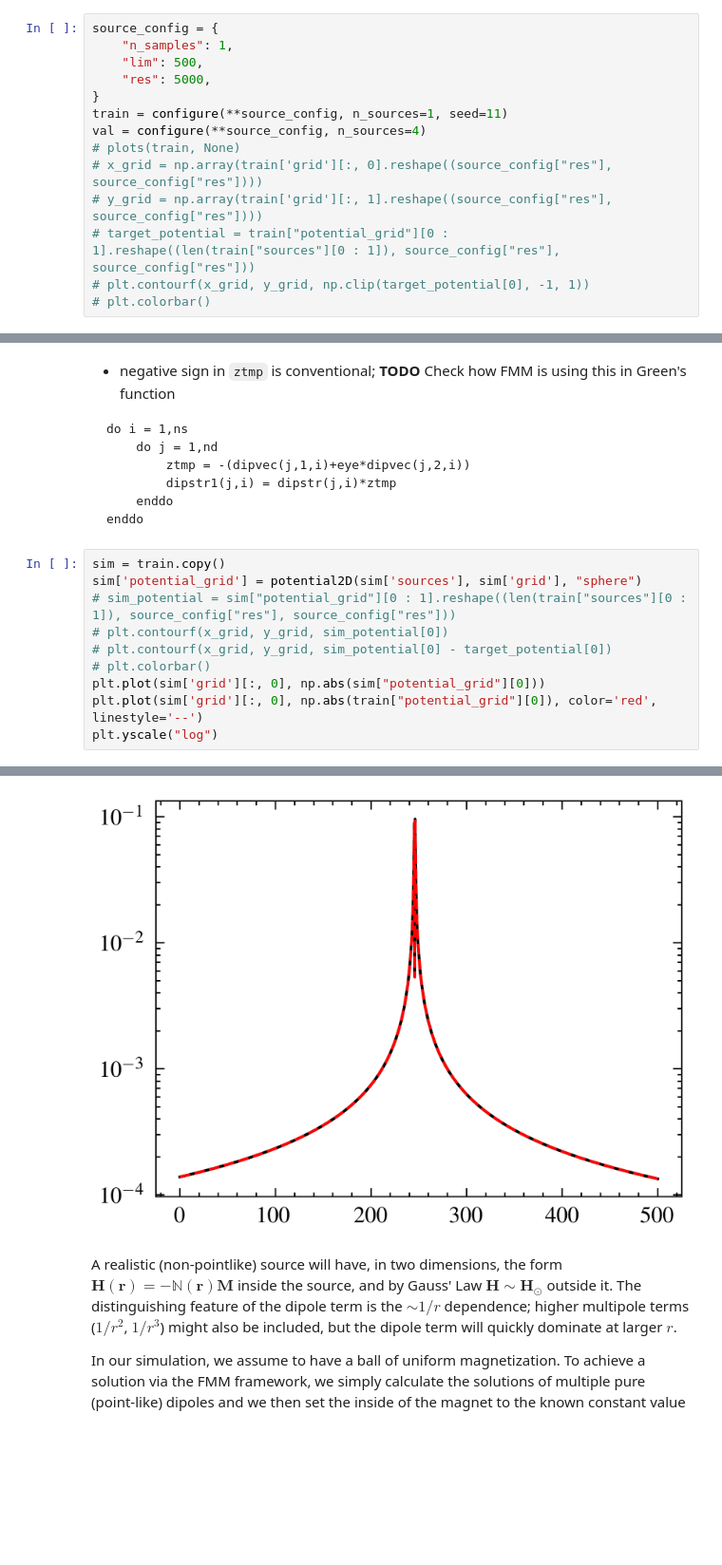
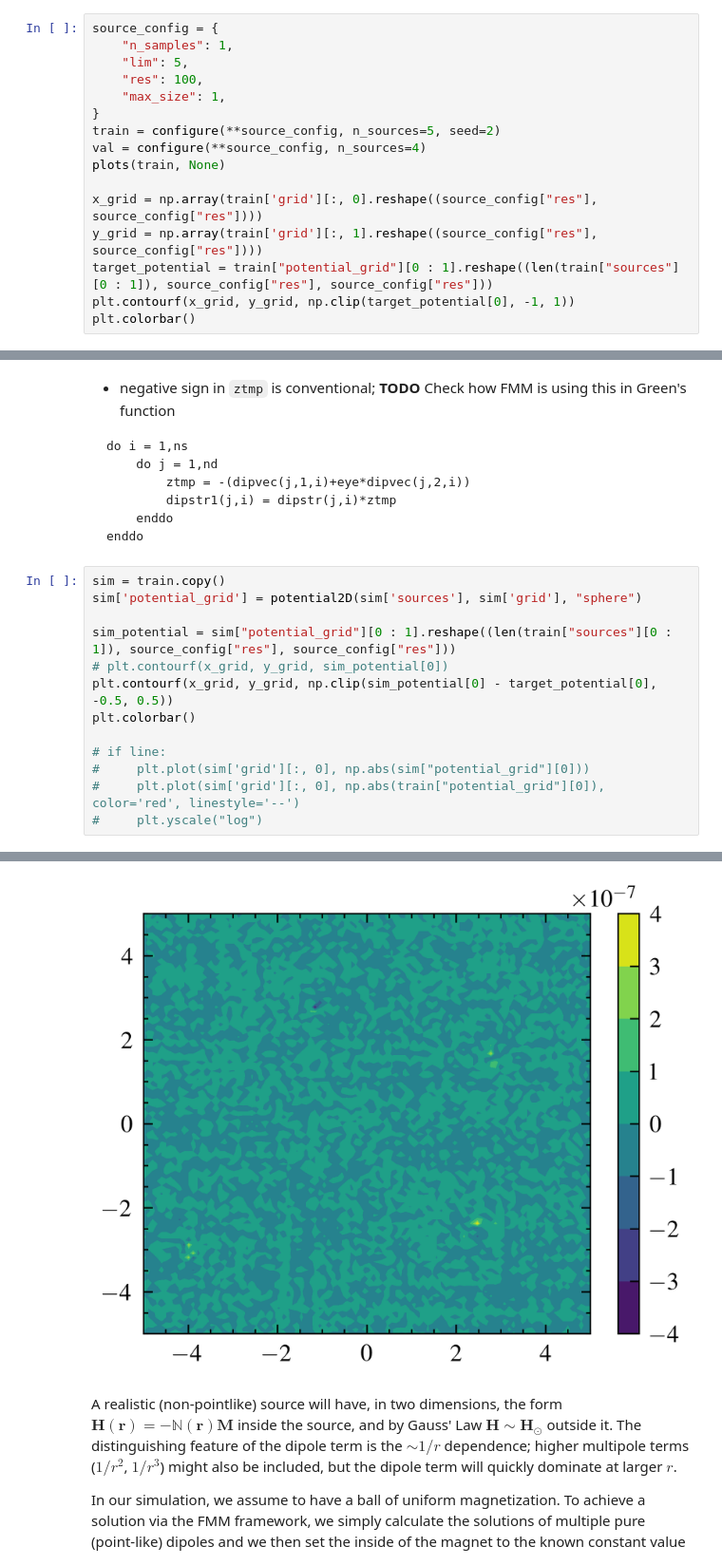
Before and after one commit to cmt-dtu-energy/hypermagnetics, a Jupyter notebook: nbs/fmm.ipynb, the cells around one changed output, grey strips where cells are left out. Shown at 95% size. Drawn from its saved outputs; the diff is of its cells as text; blank space fills up the shorter version.

Commit message:
Correction for multiple sources

```diff
--- a/nbs/fmm.ipynb
+++ b/nbs/fmm.ipynb
@@ -24,14 +24,16 @@ We generate random samples to serve as the training data, precomputing the targe
 # %%
 source_config = {
     "n_samples": 1,
-    "lim": 500,
-    "res": 5000,
+    "lim": 5,
+    "res": 100,
+    "max_size": 1,
 }
-train = configure(**source_config, n_sources=1, seed=11)
+train = configure(**source_config, n_sources=5, seed=2)
 val = configure(**source_config, n_sources=4)
-# plots(train, None)
-# x_grid = np.array(train['grid'][:, 0].reshape((source_config["res"], source_config["res"])))
-# y_grid = np.array(train['grid'][:, 1].reshape((source_config["res"], source_config["res"])))
-# target_potential = train["potential_grid"][0 : 1].reshape((len(train["sources"][0 : 1]), source_config["res"], source_config["res"]))
-# plt.contourf(x_grid, y_grid, np.clip(target_potential[0], -1, 1))
-# plt.colorbar()
+plots(train, None)
+
+x_grid = np.array(train['grid'][:, 0].reshape((source_config["res"], source_config["res"])))
+y_grid = np.array(train['grid'][:, 1].reshape((source_config["res"], source_config["res"])))
+target_potential = train["potential_grid"][0 : 1].reshape((len(train["sources"][0 : 1]), source_config["res"], source_config["res"]))
+plt.contourf(x_grid, y_grid, np.clip(target_potential[0], -1, 1))
+plt.colorbar()
@@ -53,11 +59,14 @@ enddo
 # %%
 sim = train.copy()
 sim['potential_grid'] = potential2D(sim['sources'], sim['grid'], "sphere")
-# sim_potential = sim["potential_grid"][0 : 1].reshape((len(train["sources"][0 : 1]), source_config["res"], source_config["res"]))
+
+sim_potential = sim["potential_grid"][0 : 1].reshape((len(train["sources"][0 : 1]), source_config["res"], source_config["res"]))
 # plt.contourf(x_grid, y_grid, sim_potential[0])
-# plt.contourf(x_grid, y_grid, sim_potential[0] - target_potential[0])
-# plt.colorbar()
-plt.plot(sim['grid'][:, 0], np.abs(sim["potential_grid"][0]))
-plt.plot(sim['grid'][:, 0], np.abs(train["potential_grid"][0]), color='red', linestyle='--')
-plt.yscale("log")
+plt.contourf(x_grid, y_grid, np.clip(sim_potential[0] - target_potential[0], -0.5, 0.5))
+plt.colorbar()
+
+# if line:
+#     plt.plot(sim['grid'][:, 0], np.abs(sim["potential_grid"][0]))
+#     plt.plot(sim['grid'][:, 0], np.abs(train["potential_grid"][0]), color='red', linestyle='--')
+#     plt.yscale("log")
 # %% [output]
@@ -64,4 +74,4 @@ plt.yscale("log")
-[figure, old version]
+[figure, new version]
 # %% [markdown]
 A realistic (non-pointlike) source will have, in two dimensions, the form $\mathbf{H}(\mathbf{r}) = - \mathbb{N}(\mathbf{r})\mathbf{M}$ inside the source, and by Gauss' Law $\mathbf{H} \sim \mathbf{H}_\odot$ outside it. The distinguishing feature of the dipole term is the $\sim 1/r$ dependence; higher multipole terms ($1/r^2$, $1/r^3$) might also be included, but the dipole term will quickly dominate at larger $r$.
 
```
Also changed, not shown: parts of 5 cells of this notebook, 2 other files.
